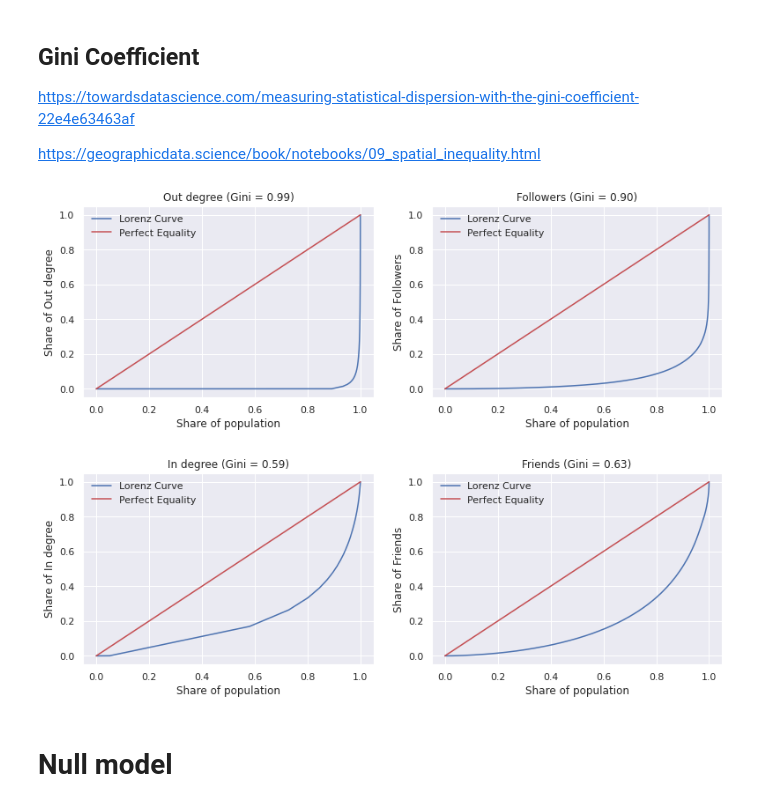
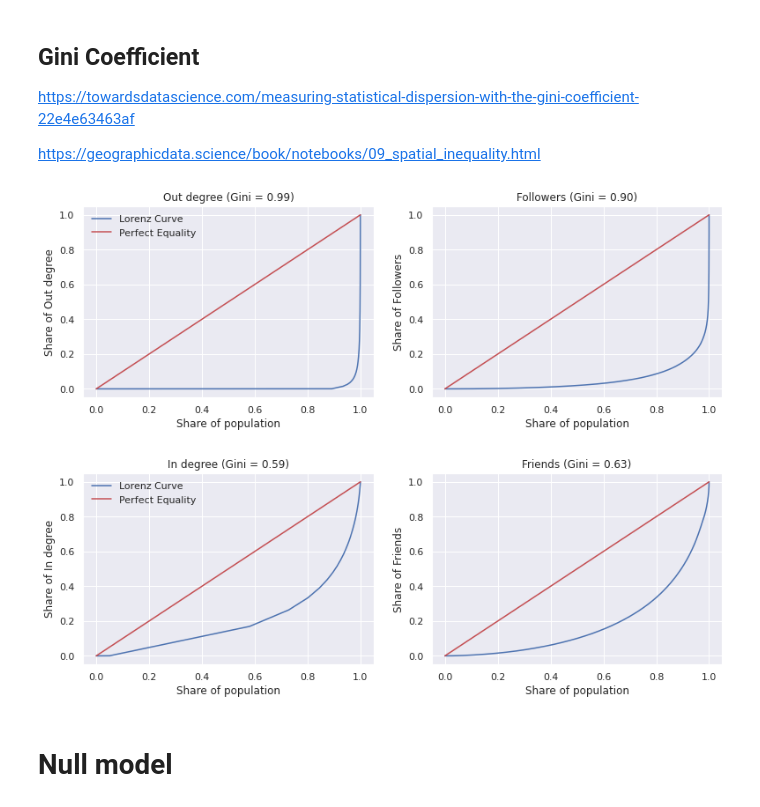
Before and after one commit to Jaimemorillo/electoral-prediction-madrid, a Jupyter notebook: read_tweets.ipynb, the cells around one changed output. Drawn from its saved outputs; the diff is of its cells as text; code cells hidden in the pictures.

```diff
--- a/read_tweets.ipynb
+++ b/read_tweets.ipynb
@@ -413,7 +408,7 @@ def gini(array):
     # Gini coefficient:
     return ((np.sum((2 * index - n  - 1) * array)) / (n * np.sum(array)))
 # %%
-def plot_lorenz_curve(series, name, ax):
+def plot_lorenz_curve(series, name, ax, legend=True):
   gini_v = gini(series.astype('float').to_numpy())
   n = len(series)
   share_of_population = np.arange(1, n+1) / n
@@ -425,21 +420,22 @@ def plot_lorenz_curve(series, name, ax):
   ax.set_xlabel('Share of population')
   ax.set_ylabel('Share of ' + name)
   ax.set_title(name + ' ' + '(Gini = %0.2f)' % gini_v)
-  ax.legend()
+  if legend==True:
+    ax.legend()
 # %%
 fig,(ax1,ax2) = plt.subplots(1,2, figsize=(13,4))
 plt.subplots_adjust(wspace=0.2)
 plot_lorenz_curve(vertex_df.out_degree, 'Out degree', ax1)
-plot_lorenz_curve(vertex_df.followers_count, 'Followers', ax2)
+plot_lorenz_curve(vertex_df.followers_count, 'Followers', ax2, False)
 # %% [output]
-[figure, old version]
+[figure, new version]
 # %%
 fig,(ax1,ax2) = plt.subplots(1,2, figsize=(13,4))
 plt.subplots_adjust(wspace=0.2)
 plot_lorenz_curve(vertex_df.in_degree, 'In degree', ax1)
-plot_lorenz_curve(vertex_df.friends_count, 'Friends', ax2)
+plot_lorenz_curve(vertex_df.friends_count, 'Friends', ax2, False)
 # %% [output]
-[figure, old version]
+[figure, new version]
 # %% [markdown]
 # Null model
 # %% [markdown]
```
Also changed, not shown: parts of 4 cells of this notebook.
